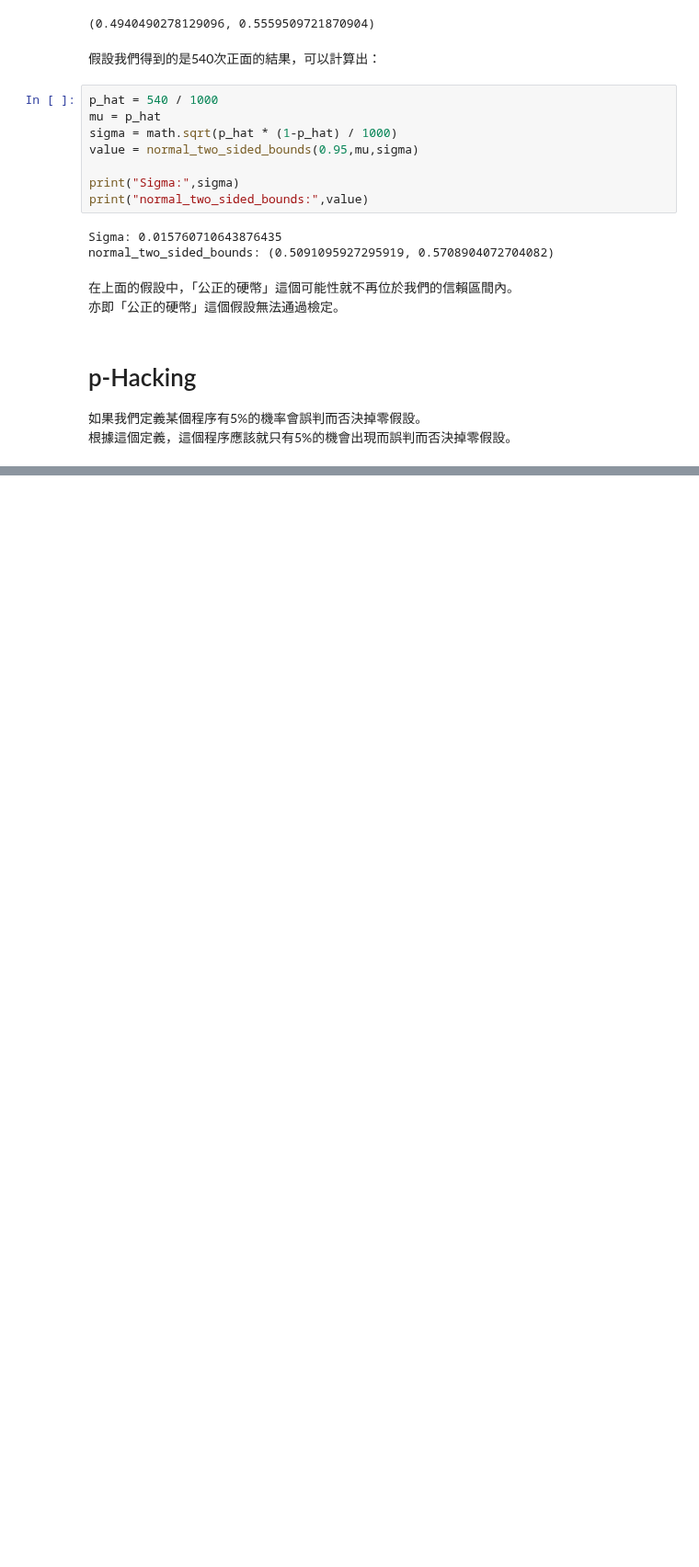
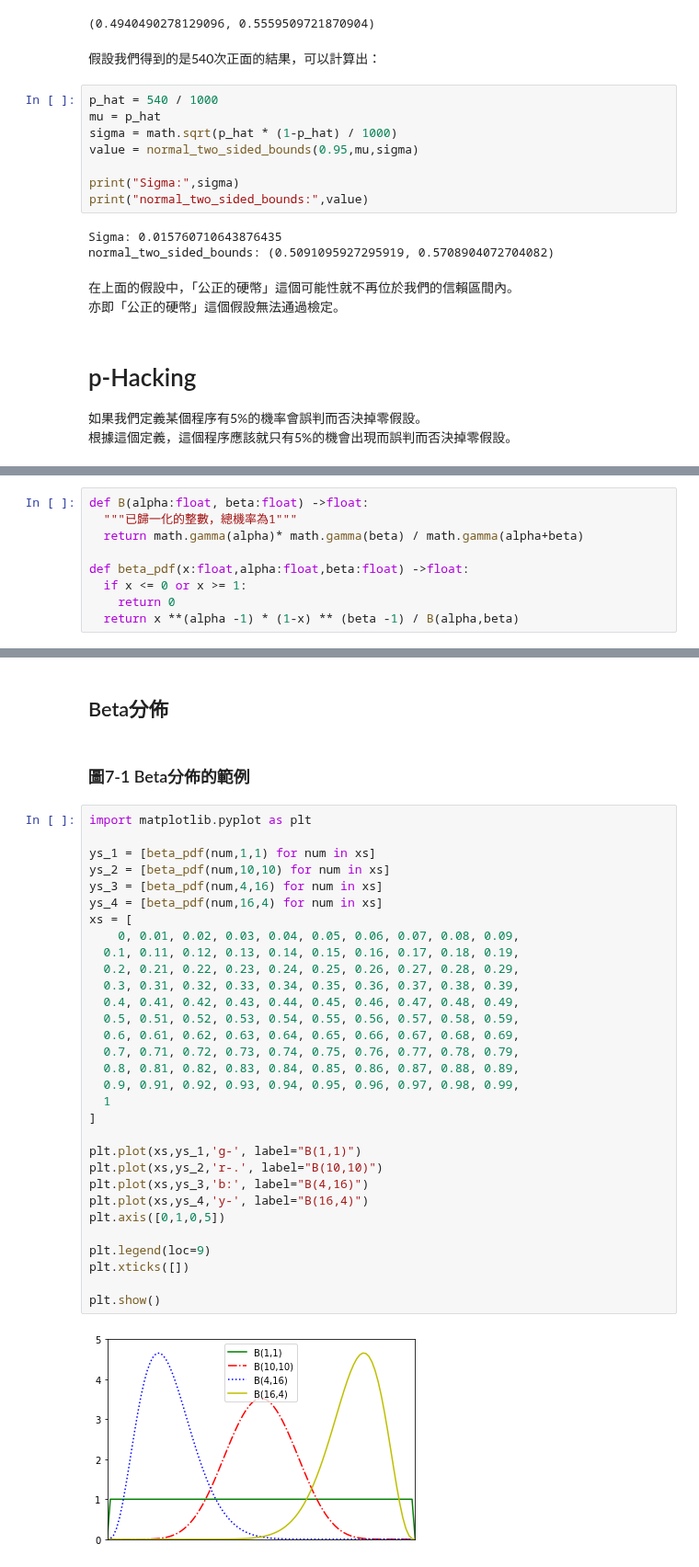
Before and after one commit to hank199599/data_science_from_scratch_reading_log, a Jupyter notebook: Chapter7.ipynb, the cells around one changed output, grey strips where cells are left out. Shown at 92% size. Drawn from its saved outputs; the diff is of its cells as text; blank space fills up the shorter version.

```diff
--- a/Chapter7.ipynb
+++ b/Chapter7.ipynb
@@ -295,0 +381,9 @@ normal_two_sided_bounds: (0.5091095927295919, 0.5708904072704082)
+# %%
+def B(alpha:float, beta:float) ->float:
+  """已歸一化的整數，總機率為1"""
+  return math.gamma(alpha)* math.gamma(beta) / math.gamma(alpha+beta)
+
+def beta_pdf(x:float,alpha:float,beta:float) ->float:
+  if x <= 0 or x >= 1:
+    return 0
+  return x **(alpha -1) * (1-x) ** (beta -1) / B(alpha,beta)
@@ -295,0 +401,37 @@ normal_two_sided_bounds: (0.5091095927295919, 0.5708904072704082)
+# %% [markdown]
+## Beta分佈
+# %% [markdown]
+### 圖7-1 Beta分佈的範例
+# %%
+import matplotlib.pyplot as plt
+
+ys_1 = [beta_pdf(num,1,1) for num in xs]
+ys_2 = [beta_pdf(num,10,10) for num in xs]
+ys_3 = [beta_pdf(num,4,16) for num in xs]
+ys_4 = [beta_pdf(num,16,4) for num in xs]
+xs = [
+    0, 0.01, 0.02, 0.03, 0.04, 0.05, 0.06, 0.07, 0.08, 0.09,
+  0.1, 0.11, 0.12, 0.13, 0.14, 0.15, 0.16, 0.17, 0.18, 0.19,
+  0.2, 0.21, 0.22, 0.23, 0.24, 0.25, 0.26, 0.27, 0.28, 0.29,
+  0.3, 0.31, 0.32, 0.33, 0.34, 0.35, 0.36, 0.37, 0.38, 0.39,
+  0.4, 0.41, 0.42, 0.43, 0.44, 0.45, 0.46, 0.47, 0.48, 0.49,
+  0.5, 0.51, 0.52, 0.53, 0.54, 0.55, 0.56, 0.57, 0.58, 0.59,
+  0.6, 0.61, 0.62, 0.63, 0.64, 0.65, 0.66, 0.67, 0.68, 0.69,
+  0.7, 0.71, 0.72, 0.73, 0.74, 0.75, 0.76, 0.77, 0.78, 0.79,
+  0.8, 0.81, 0.82, 0.83, 0.84, 0.85, 0.86, 0.87, 0.88, 0.89,
+  0.9, 0.91, 0.92, 0.93, 0.94, 0.95, 0.96, 0.97, 0.98, 0.99,
+  1
+]
+
+plt.plot(xs,ys_1,'g-', label="B(1,1)")
+plt.plot(xs,ys_2,'r-.', label="B(10,10)")
+plt.plot(xs,ys_3,'b:', label="B(4,16)")
+plt.plot(xs,ys_4,'y-', label="B(16,4)")
+plt.axis([0,1,0,5])
+
+plt.legend(loc=9)
+plt.xticks([])
+
+plt.show()
+# %% [output]
+[figure, added]
```
Also changed, not shown: parts of 22 cells of this notebook.
